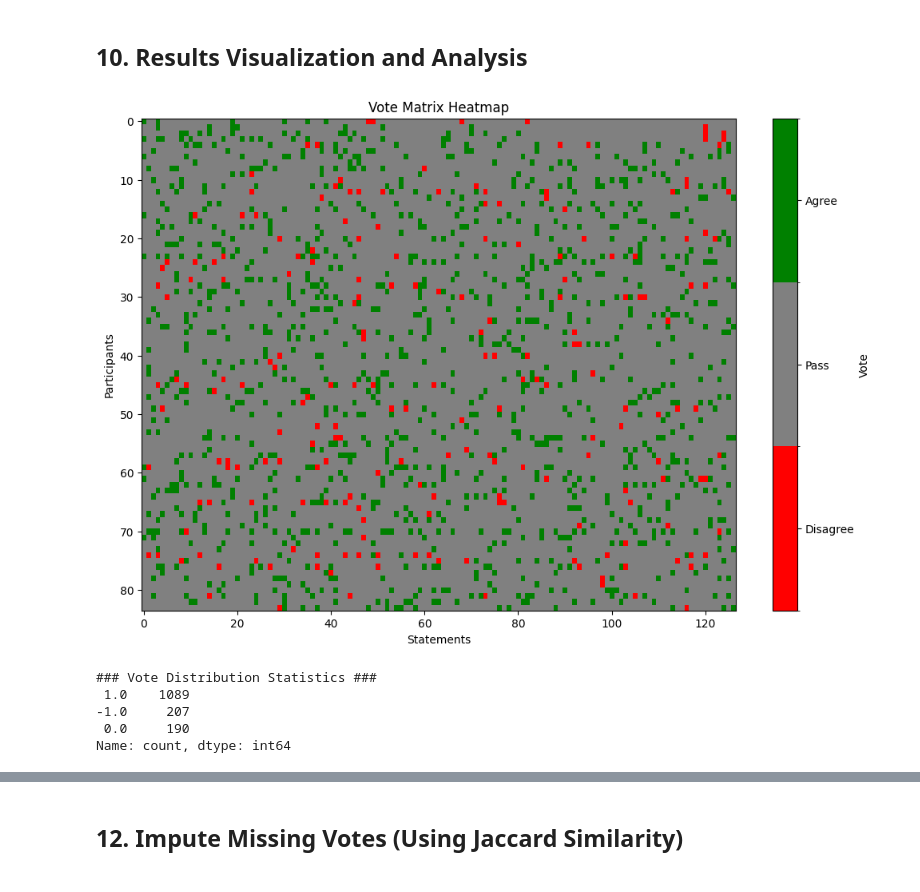
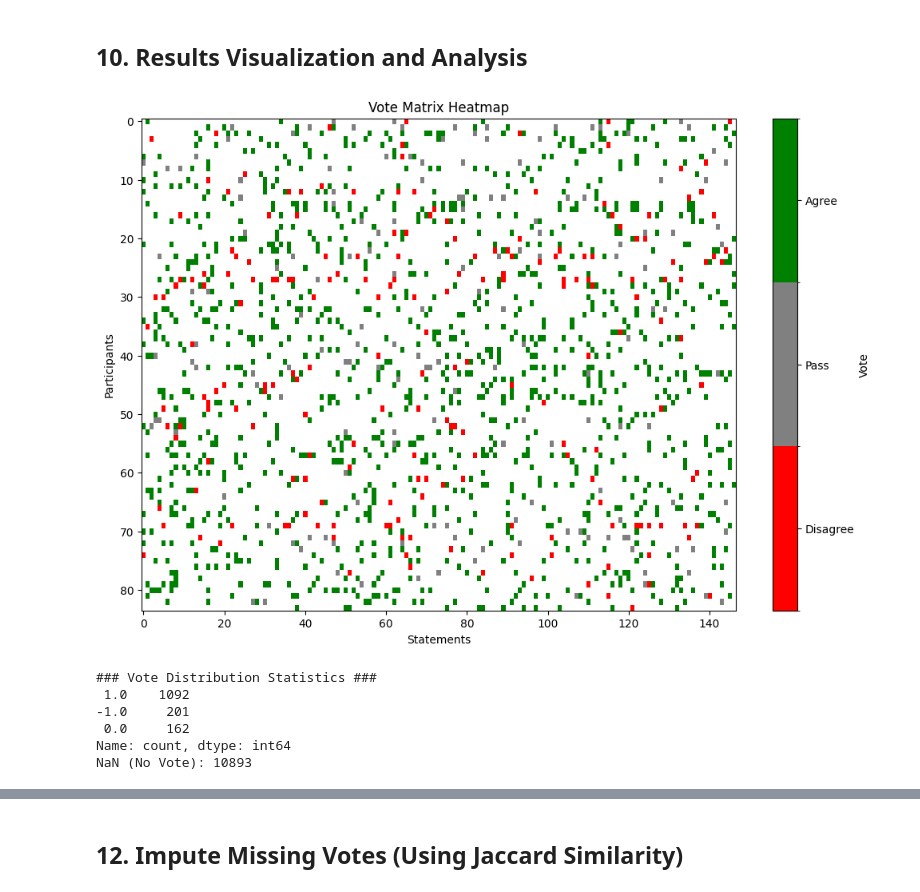
Before and after one commit to collect-intel/osccai-simulation, a Jupyter notebook: notebooks/osccai_simulation.ipynb, the cells around one changed output, grey strips where cells are left out. Saved outputs shown, nothing was run; the diff lists cells and outputs as text; code cells hidden in the pictures.

Commit message:
imputed visualization, improved community selection and better US sample default that returns better results

```diff
--- a/notebooks/osccai_simulation.ipynb
+++ b/notebooks/osccai_simulation.ipynb
@@ -182,15 +182,16 @@ if data is not None:
 else:
     print("Failed to load data. Please check your input or try uploading manually.")
 
+
+
 # Load community inputs
-if USE_DEFAULT_COMMUNITY:
-    print("Attempting to load community inputs from GitHub...")
-    community_json = curl_github_file(COMMUNITY_FILE_URL)
-    if community_json:
-        community_data = json.loads(community_json)[1]
-        print("Community inputs loaded successfully.")
-    else:
-        print("Failed to load default community inputs. Will prompt for manual input.")
-        USE_DEFAULT_COMMUNITY = False
+print("Attempting to load community inputs from GitHub...")
+community_json = curl_github_file(COMMUNITY_FILE_URL)
+community_data_list = json.loads(community_json)
+if community_data_list:
+    print("Community inputs loaded successfully.")
+else:
+    print("Failed to load community inputs. Will prompt for manual input.")
+    USE_DEFAULT_COMMUNITY = False
 # %% [output]
 Attempting to load baseline LLM cache from GitHub...
@@ -974,37 +999,52 @@ vote_matrix = vote_matrix.apply(pd.to_numeric, errors='coerce')
 # %% [markdown]
 ## 10. Results Visualization and Analysis
 # %%
+import matplotlib.pyplot as plt
 import matplotlib.colors as mcolors
+import numpy as np
 
-# Create a custom colormap
-cmap = mcolors.ListedColormap(['red', 'gray', 'green'])
+# Create a custom colormap with white for NaN values
+colors = ['red', 'gray', 'green', 'white']
+cmap = mcolors.ListedColormap(colors[:-1])
+cmap.set_bad(color=colors[-1])  # Set NaN color to white
+
+# Create custom normalization
 bounds = [-1.5, -0.5, 0.5, 1.5]
 norm = mcolors.BoundaryNorm(bounds, cmap.N)
 
 plt.figure(figsize=(12, 8))
-plt.imshow(vote_matrix.fillna(0), aspect='auto', cmap=cmap, norm=norm, interpolation='none')
+
+# Use masked array to handle NaN values
+masked_data = np.ma.masked_invalid(vote_matrix)
+
+plt.imshow(masked_data, aspect='auto', cmap=cmap, norm=norm, interpolation='none')
 
 # Create a custom colorbar
 cbar = plt.colorbar(ticks=[-1, 0, 1])
 cbar.set_ticklabels(['Disagree', 'Pass', 'Agree'])
 cbar.set_label('Vote')
 
 plt.xlabel('Statements')
 plt.ylabel('Participants')
 plt.title('Vote Matrix Heatmap')
 plt.show()
 
 # Calculate and display vote distribution statistics
 vote_counts = vote_matrix.stack().value_counts()
 print("\n### Vote Distribution Statistics ###")
 print(vote_counts)
+
+# Add count of NaN values
+nan_count = vote_matrix.isna().sum().sum()
+print(f"NaN (No Vote): {nan_count}")
 # %% [output]
-[figure, old version]
+[figure, new version]
 ### Vote Distribution Statistics ###
- 1.0    1089
--1.0     207
- 0.0     190
+ 1.0    1092
+-1.0     201
+ 0.0     162
 Name: count, dtype: int64
+NaN (No Vote): 10893
 # %%
 # Convert vote_matrix to a list of lists
 vote_matrix_list = vote_matrix.values.tolist()
```
Also changed, not shown: parts of 14 cells of this notebook.
